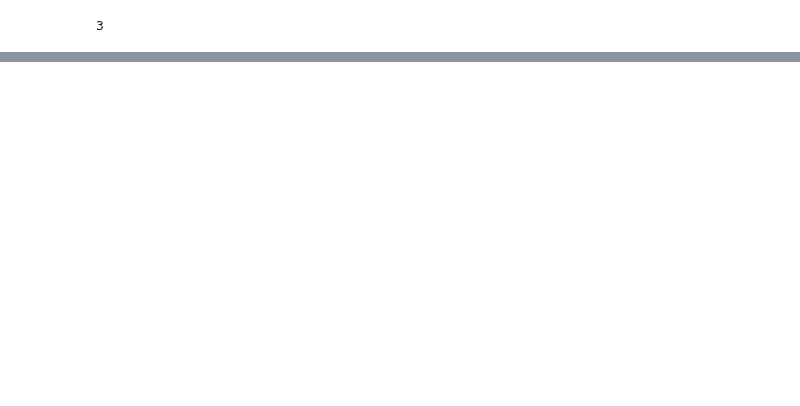
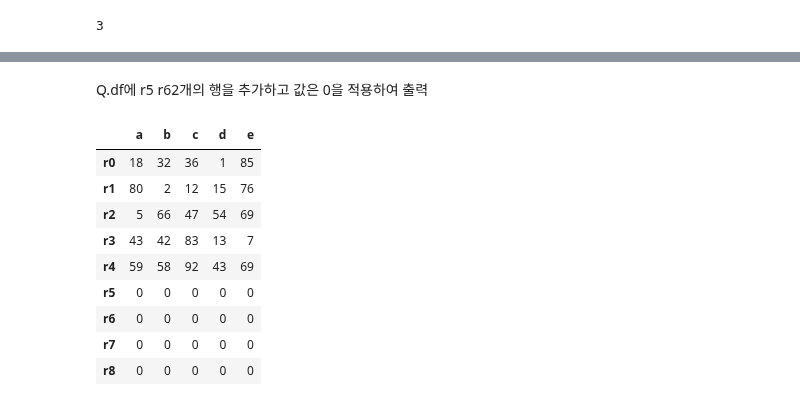
Before and after one commit to kikiru328/CAKD3-Github, a Jupyter notebook: 5. Pandas/20210707/Pandas Data format.ipynb, the cells around one changed output, grey strips where cells are left out. Saved outputs shown, nothing was run; the diff lists cells and outputs as text; code cells hidden in the pictures; blank space fills up the shorter version.

```diff
--- a/5. Pandas/20210707/Pandas Data format.ipynb
+++ b/5. Pandas/20210707/Pandas Data format.ipynb
@@ -408,0 +485,4 @@ df.iloc[0,4]
+# %%
+data = pd.DataFrame(raw_dict2,index = ['r0','r1','r2','r3','r4'])
+type(data)
+data
@@ -408,0 +496,22 @@ df.iloc[0,4]
+# %% [markdown]
+Q.df에 r5 r62개의 행을 추가하고 값은 0을 적용하여 출력
+# %%
+data.loc['r5']=0
+data.loc['r6']=0
+# %%
+new_index = ['r0','r1','r2','r3','r4','r5','r6','r7','r8']
+# %%
+new_data = data.reindex(new_index,fill_value=0)
+# %%
+new_data
+# %% [output]
+|  | a | b | c | d | e |
+| r0 | 18 | 32 | 36 | 1 | 85 |
+| r1 | 80 | 2 | 12 | 15 | 76 |
+| r2 | 5 | 66 | 47 | 54 | 69 |
+| r3 | 43 | 42 | 83 | 13 | 7 |
+| r4 | 59 | 58 | 92 | 43 | 69 |
+| r5 | 0 | 0 | 0 | 0 | 0 |
+| r6 | 0 | 0 | 0 | 0 | 0 |
+| r7 | 0 | 0 | 0 | 0 | 0 |
+| r8 | 0 | 0 | 0 | 0 | 0 |
```
Also changed, not shown: parts of 25 cells of this notebook, 5 other files.
